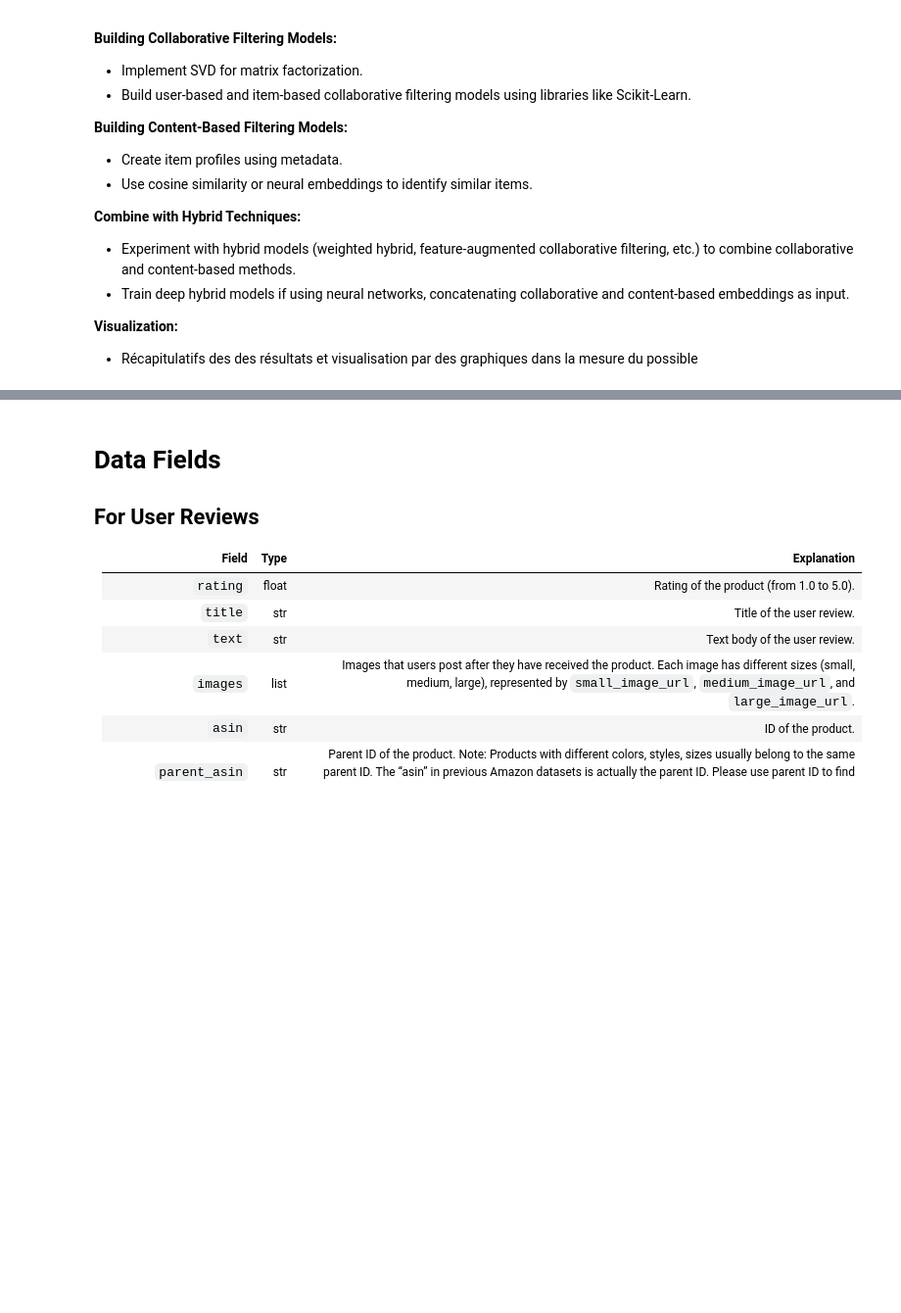
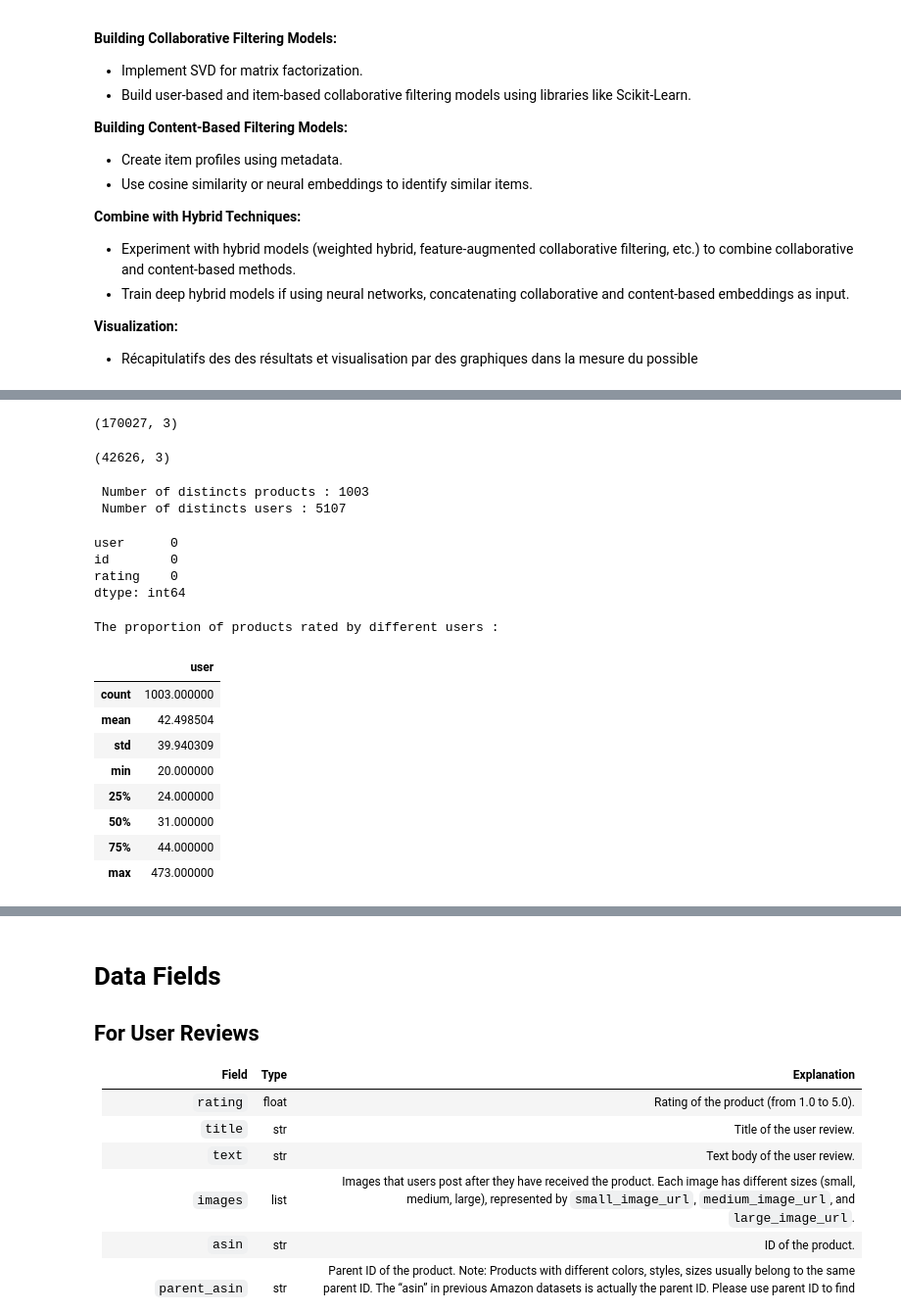
Before and after one commit to arazig/Advanced-ML-project, a Jupyter notebook: Notebook.ipynb, the cells around one changed output, grey strips where cells are left out. Shown: that part at 98% size. Saved outputs shown, nothing was run; the diff lists cells and outputs as text; code cells hidden in the pictures; blank space fills up the shorter version.

```diff
--- a/Notebook.ipynb
+++ b/Notebook.ipynb
@@ -49,14 +49,5 @@ products_1000_usersdata = data[:10000]
 # %%
-## The 500 most actives users to avoid sparsity in the collaborative matrix :
 
-df_temp = pd.DataFrame(
+df_recommendation = pd.DataFrame(
     [{"id": item["parent_asin"], "user": item["user_id"], "rating": item["rating"]} for item in data]
 )
-
-user_rating_count = df_temp['user'].value_counts()
-
-top_500_users = user_rating_count.head(500).index
-
-df_recommendation = df_temp[df_temp['user'].isin(top_500_users)]
-
-df_recommendation
@@ -92,0 +54,7 @@ Name: count, Length: 500, dtype: int64
+# %%
+# First we check if there is any duplicates in the dataset (ie a user that gives a rating twice for a product)
+print(f"{df_recommendation[df_recommendation.duplicated(subset=['user', 'id'], keep=False)].shape}")
+
+# Then we remove those duplicates (by doing the mean of the ratings) :
+df_recommendation = df_recommendation.groupby(['user', 'id'], as_index=False)['rating'].mean()
+df_recommendation['rating'] = np.ceil(df_recommendation['rating'])
@@ -92,0 +67,52 @@ Name: count, Length: 500, dtype: int64
+# %%
+rating_counts = df_recommendation.groupby('user').size().reset_index(name='count')
+
+# Filtrer les 'user' qui ont au moins 20 ratings
+valid_users = rating_counts[rating_counts['count'] >= 20]['user']
+
+# Garder uniquement les lignes correspondantes dans le DataFrame original
+df_recommendation = df_recommendation[df_recommendation['user'].isin(valid_users)]
+# %%
+df_recommendation.shape
+# %% [output]
+(170027, 3)
+# %%
+rating_counts = df_recommendation.groupby('id').size().reset_index(name='count')
+
+# Filtrer les 'id' qui ont au moins 20 ratings
+valid_ids = rating_counts[rating_counts['count'] >= 20]['id']
+
+# Garder uniquement les lignes correspondantes dans le DataFrame original
+df_recommendation = df_recommendation[df_recommendation['id'].isin(valid_ids)]
+# %%
+df_recommendation.shape
+# %% [output]
+(42626, 3)
+# %%
+print (f" Number of distincts products : {df_recommendation ['id'].nunique()}")
+print (f" Number of distincts users : {df_recommendation['user'].nunique()}")
+# %% [output]
+ Number of distincts products : 1003
+ Number of distincts users : 5107
+# %%
+df_recommendation.isna().sum() # 0 missing value
+# %% [output]
+user      0
+id        0
+rating    0
+dtype: int64
+# %%
+ratings_per_product = df_recommendation.groupby('id')['user'].nunique()
+print(f"The proportion of products rated by different users : \n")
+pd.DataFrame(ratings_per_product.describe())
+# %% [output]
+The proportion of products rated by different users :
+|  | user |
+| count | 1003.000000 |
+| mean | 42.498504 |
+| std | 39.940309 |
+| min | 20.000000 |
+| 25% | 24.000000 |
+| 50% | 31.000000 |
+| 75% | 44.000000 |
+| max | 473.000000 |
```
Also changed, not shown: parts of 14 cells of this notebook, 1 other file.
